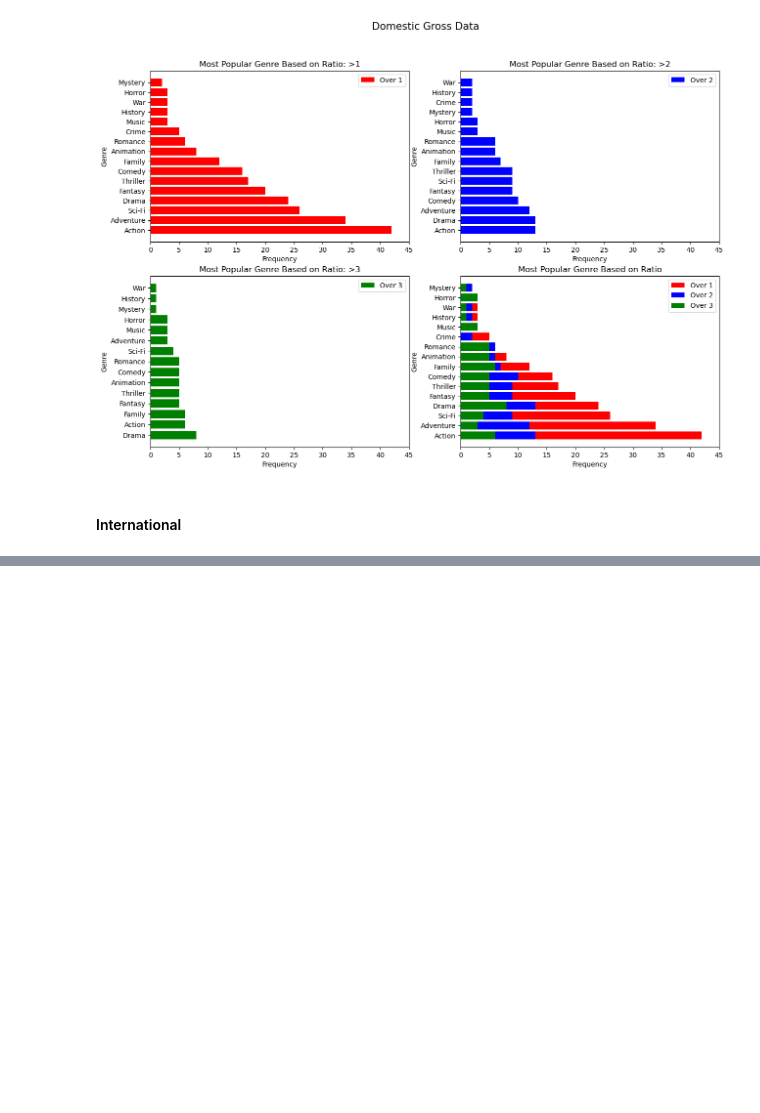
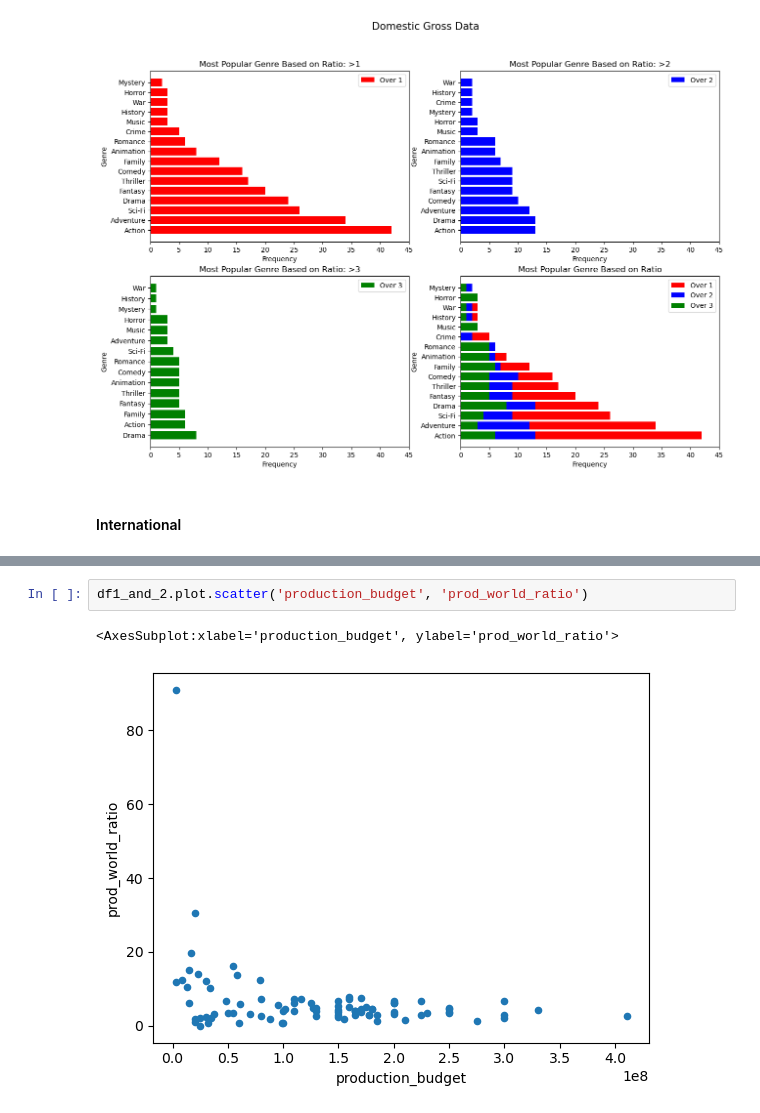
Before and after one commit to Tommyphung1/Movie_Anaylsis_for_Profit-, a Jupyter notebook: movie_code.ipynb, the cells around one changed output, grey strips where cells are left out. Drawn from its saved outputs; the diff is of its cells as text; blank space fills up the shorter version.

```diff
--- a/movie_code.ipynb
+++ b/movie_code.ipynb
@@ -612,0 +590,5 @@ ax.set_xlim([0,45])
+# %%
+df1_and_2.plot.scatter('production_budget', 'prod_world_ratio')
+# %% [output]
+<AxesSubplot:xlabel='production_budget', ylabel='prod_world_ratio'>
+[figure, added]
```
Also changed, not shown: parts of 10 cells of this notebook, 1 other file.
